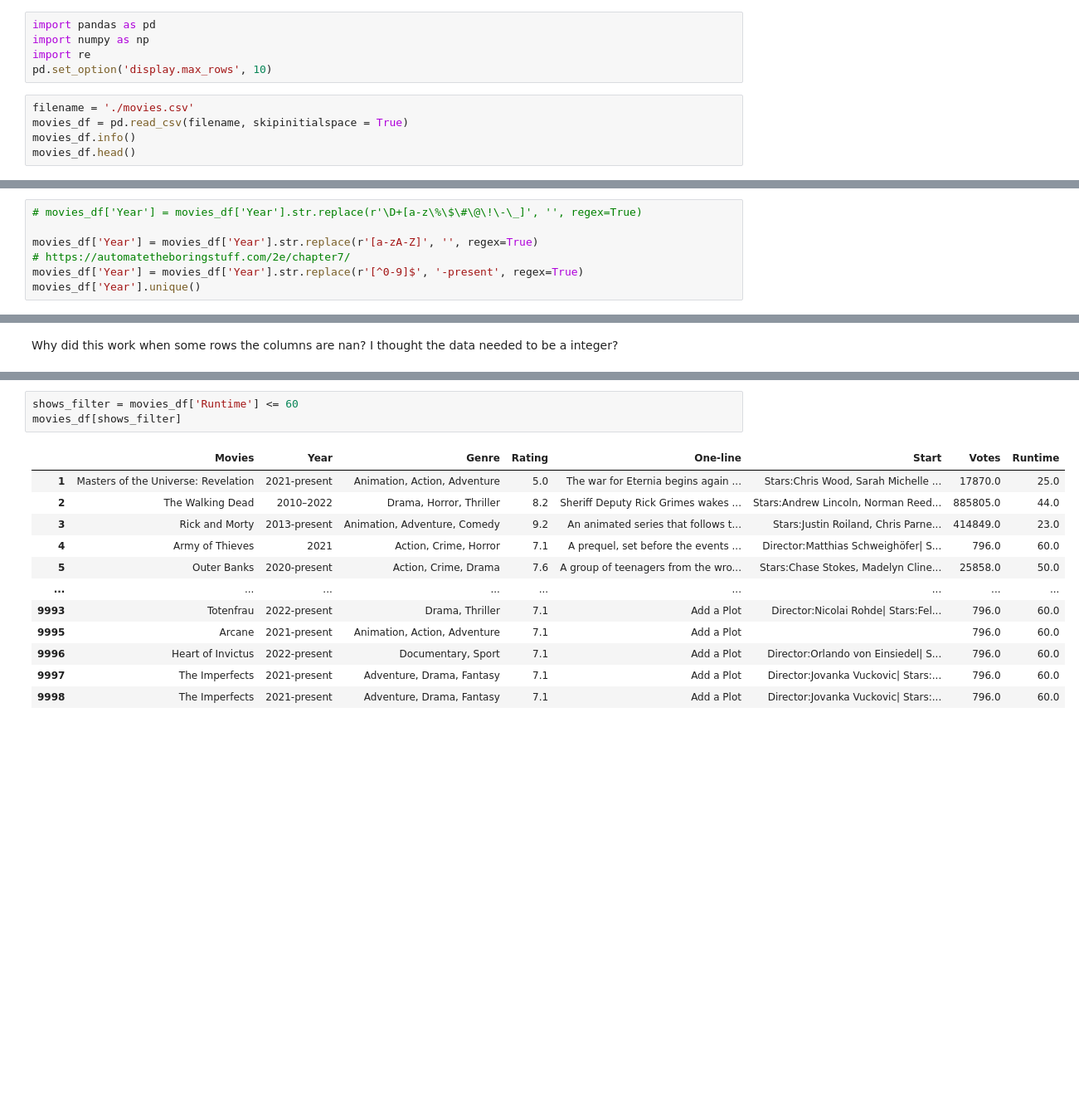
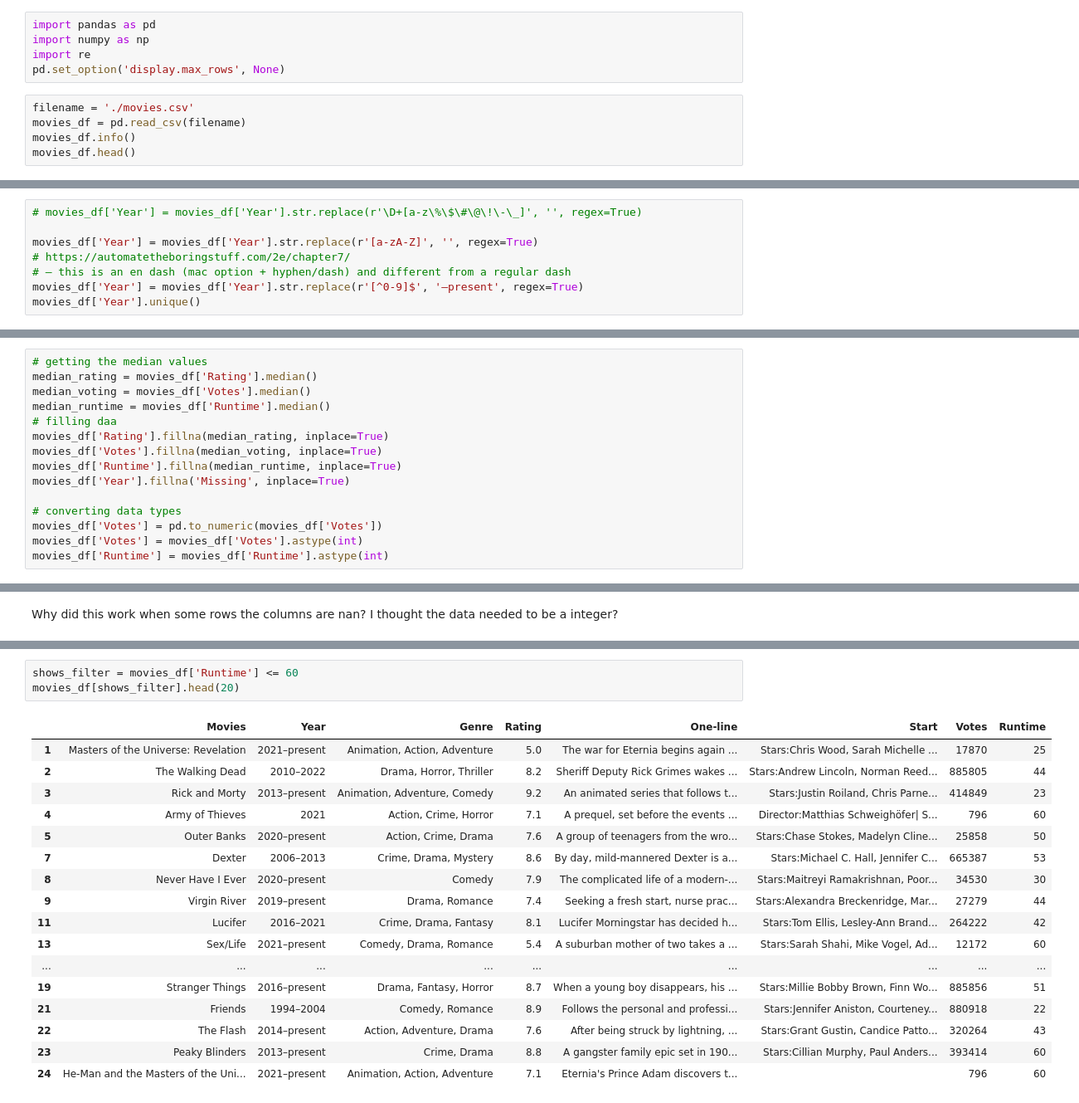
Before and after one commit to justinacgray/Data_Science, a Jupyter notebook: data_cleaning/movie_cleaning/movie.ipynb, the cells around one changed output, grey strips where cells are left out. Shown at 83% size. Cells and saved outputs as stored; diff of their text form; blank space fills up the shorter version.

Commit message:
90% cleaned data

```diff
--- a/data_cleaning/movie_cleaning/movie.ipynb
+++ b/data_cleaning/movie_cleaning/movie.ipynb
@@ -4,10 +4,10 @@ Dataset came from Kaggle => https://www.kaggle.com/datasets/bharatnatrayn/movies
 import pandas as pd
 import numpy as np
 import re
-pd.set_option('display.max_rows', 10)
+pd.set_option('display.max_rows', None)
 # %%
 filename = './movies.csv'
-movies_df = pd.read_csv(filename, skipinitialspace = True)
+movies_df = pd.read_csv(filename)
 movies_df.info()
 movies_df.head()
 # %% [output]
@@ -268,6 +255,7 @@ It appears that they are letters mixed up with this column and need to get rid o
 
 movies_df['Year'] = movies_df['Year'].str.replace(r'[a-zA-Z]', '', regex=True)
 # https://automatetheboringstuff.com/2e/chapter7/
-movies_df['Year'] = movies_df['Year'].str.replace(r'[^0-9]$', '-present', regex=True)
+# – this is an en dash (mac option + hyphen/dash) and different from a regular dash
+movies_df['Year'] = movies_df['Year'].str.replace(r'[^0-9]$', '–present', regex=True)
 movies_df['Year'].unique()
 # %% [output]
@@ -298 +279,16 @@ movies_df['Rating'].isna().sum()
+# %%
+# getting the median values
+median_rating = movies_df['Rating'].median()
+median_voting = movies_df['Votes'].median()
+median_runtime = movies_df['Runtime'].median()
+# filling daa
+movies_df['Rating'].fillna(median_rating, inplace=True)
+movies_df['Votes'].fillna(median_voting, inplace=True)
+movies_df['Runtime'].fillna(median_runtime, inplace=True)
+movies_df['Year'].fillna('Missing', inplace=True)
+
+# converting data types
+movies_df['Votes'] = pd.to_numeric(movies_df['Votes'])
+movies_df['Votes'] = movies_df['Votes'].astype(int)
+movies_df['Runtime'] = movies_df['Runtime'].astype(int)
 # %%
@@ -396,16 +328,21 @@ array([121.,  25.,  44.,  23.,  60.,  50., 110.,  53.,  30., 114.,  42.,
 # %%
 shows_filter = movies_df['Runtime'] <= 60
-movies_df[shows_filter]
+movies_df[shows_filter].head(20)
 # %% [output]
 |  | Movies | Year | Genre | Rating | One-line | Start | Votes | Runtime |
-| 1 | Masters of the Universe: Revelation | 2021-present | Animation, Action, Adventure | 5.0 | The war for Eternia begins again ... | Stars:Chris Wood, Sarah Michelle ... | 17870.0 | 25.0 |
-| 2 | The Walking Dead | 2010–2022 | Drama, Horror, Thriller | 8.2 | Sheriff Deputy Rick Grimes wakes ... | Stars:Andrew Lincoln, Norman Reed... | 885805.0 | 44.0 |
-| 3 | Rick and Morty | 2013-present | Animation, Adventure, Comedy | 9.2 | An animated series that follows t... | Stars:Justin Roiland, Chris Parne... | 414849.0 | 23.0 |
-| 4 | Army of Thieves | 2021 | Action, Crime, Horror | 7.1 | A prequel, set before the events ... | Director:Matthias Schweighöfer| S... | 796.0 | 60.0 |
-| 5 | Outer Banks | 2020-present | Action, Crime, Drama | 7.6 | A group of teenagers from the wro... | Stars:Chase Stokes, Madelyn Cline... | 25858.0 | 50.0 |
+| 1 | Masters of the Universe: Revelation | 2021–present | Animation, Action, Adventure | 5.0 | The war for Eternia begins again ... | Stars:Chris Wood, Sarah Michelle ... | 17870 | 25 |
+| 2 | The Walking Dead | 2010–2022 | Drama, Horror, Thriller | 8.2 | Sheriff Deputy Rick Grimes wakes ... | Stars:Andrew Lincoln, Norman Reed... | 885805 | 44 |
+| 3 | Rick and Morty | 2013–present | Animation, Adventure, Comedy | 9.2 | An animated series that follows t... | Stars:Justin Roiland, Chris Parne... | 414849 | 23 |
+| 4 | Army of Thieves | 2021 | Action, Crime, Horror | 7.1 | A prequel, set before the events ... | Director:Matthias Schweighöfer| S... | 796 | 60 |
+| 5 | Outer Banks | 2020–present | Action, Crime, Drama | 7.6 | A group of teenagers from the wro... | Stars:Chase Stokes, Madelyn Cline... | 25858 | 50 |
+| 7 | Dexter | 2006–2013 | Crime, Drama, Mystery | 8.6 | By day, mild-mannered Dexter is a... | Stars:Michael C. Hall, Jennifer C... | 665387 | 53 |
+| 8 | Never Have I Ever | 2020–present | Comedy | 7.9 | The complicated life of a modern-... | Stars:Maitreyi Ramakrishnan, Poor... | 34530 | 30 |
+| 9 | Virgin River | 2019–present | Drama, Romance | 7.4 | Seeking a fresh start, nurse prac... | Stars:Alexandra Breckenridge, Mar... | 27279 | 44 |
+| 11 | Lucifer | 2016–2021 | Crime, Drama, Fantasy | 8.1 | Lucifer Morningstar has decided h... | Stars:Tom Ellis, Lesley-Ann Brand... | 264222 | 42 |
+| 13 | Sex/Life | 2021–present | Comedy, Drama, Romance | 5.4 | A suburban mother of two takes a ... | Stars:Sarah Shahi, Mike Vogel, Ad... | 12172 | 60 |
 | ... | ... | ... | ... | ... | ... | ... | ... | ... |
-| 9993 | Totenfrau | 2022-present | Drama, Thriller | 7.1 | Add a Plot | Director:Nicolai Rohde| Stars:Fel... | 796.0 | 60.0 |
-| 9995 | Arcane | 2021-present | Animation, Action, Adventure | 7.1 | Add a Plot |  | 796.0 | 60.0 |
-| 9996 | Heart of Invictus | 2022-present | Documentary, Sport | 7.1 | Add a Plot | Director:Orlando von Einsiedel| S... | 796.0 | 60.0 |
-| 9997 | The Imperfects | 2021-present | Adventure, Drama, Fantasy | 7.1 | Add a Plot | Director:Jovanka Vuckovic| Stars:... | 796.0 | 60.0 |
-| 9998 | The Imperfects | 2021-present | Adventure, Drama, Fantasy | 7.1 | Add a Plot | Director:Jovanka Vuckovic| Stars:... | 796.0 | 60.0 |
+| 19 | Stranger Things | 2016–present | Drama, Fantasy, Horror | 8.7 | When a young boy disappears, his ... | Stars:Millie Bobby Brown, Finn Wo... | 885856 | 51 |
+| 21 | Friends | 1994–2004 | Comedy, Romance | 8.9 | Follows the personal and professi... | Stars:Jennifer Aniston, Courteney... | 880918 | 22 |
+| 22 | The Flash | 2014–present | Action, Adventure, Drama | 7.6 | After being struck by lightning, ... | Stars:Grant Gustin, Candice Patto... | 320264 | 43 |
+| 23 | Peaky Blinders | 2013–present | Crime, Drama | 8.8 | A gangster family epic set in 190... | Stars:Cillian Murphy, Paul Anders... | 393414 | 60 |
+| 24 | He-Man and the Masters of the Uni... | 2021–present | Animation, Action, Adventure | 7.1 | Eternia's Prince Adam discovers t... |  | 796 | 60 |
```
Also changed, not shown: parts of 19 cells of this notebook.
